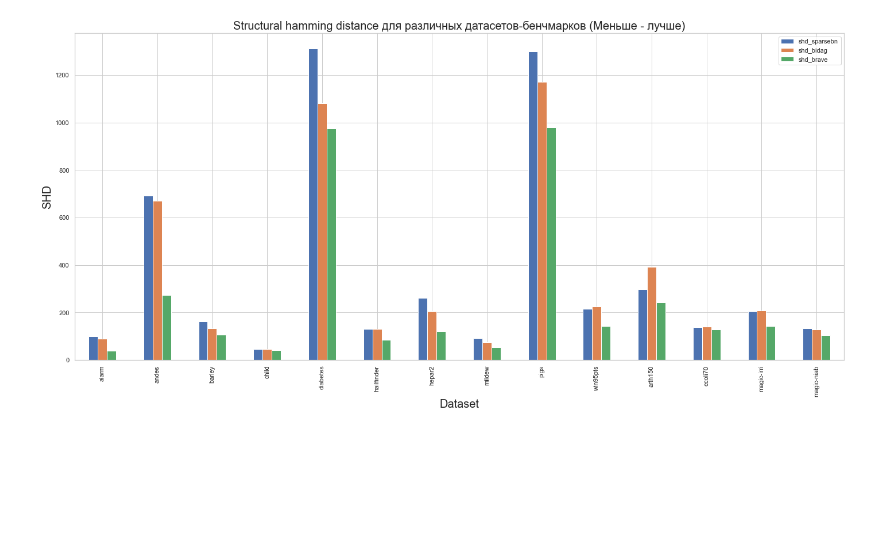
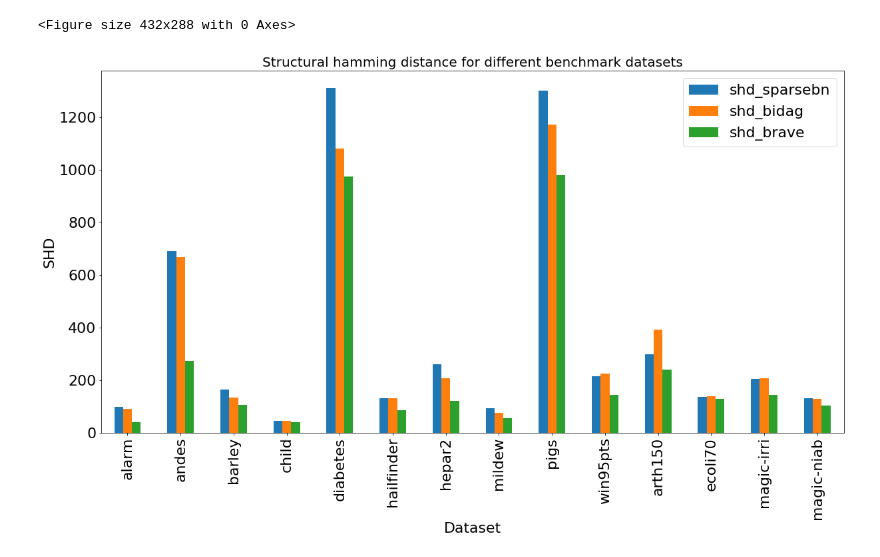
Before and after one commit to jrzkaminski/BAMT-old, a Jupyter notebook: temp_nb.ipynb, the cells around one changed output. Saved outputs shown, nothing was run; the diff lists cells and outputs as text; code cells hidden in the pictures; blank space fills up the shorter version.

Commit message:
Slight plot improvements
Increased font added a couple of plots

```diff
--- a/temp_nb.ipynb
+++ b/temp_nb.ipynb
@@ -19,10 +36,11 @@ df = df.dropna()
 # %%
 plt.figure()
-plt.rcParams.update({'font.size': 18})
+plt.rcParams.update({'font.size': 22})
 df.plot(x="dataset", y=["shd_sparsebn", "shd_bidag", "shd_brave"], kind="bar",figsize=(20,10))
-plt.xlabel('Dataset', fontdict={'fontsize': 20})
-plt.ylabel('SHD', fontdict={'fontsize': 20})
-plt.title('Structural hamming distance для различных датасетов-бенчмарков (Меньше - лучше)', fontdict={'fontsize': 20})
+plt.xlabel('Dataset', fontdict={'fontsize': 22})
+plt.ylabel('SHD', fontdict={'fontsize': 22})
+plt.title('Structural hamming distance for different benchmark datasets', fontdict={'fontsize': 20})
 plt.show()
 # %% [output]
+<Figure size 432x288 with 0 Axes>
-[figure, old version]
+[figure, new version]
```
Also changed, not shown: parts of 3 cells of this notebook, 4 other files.
